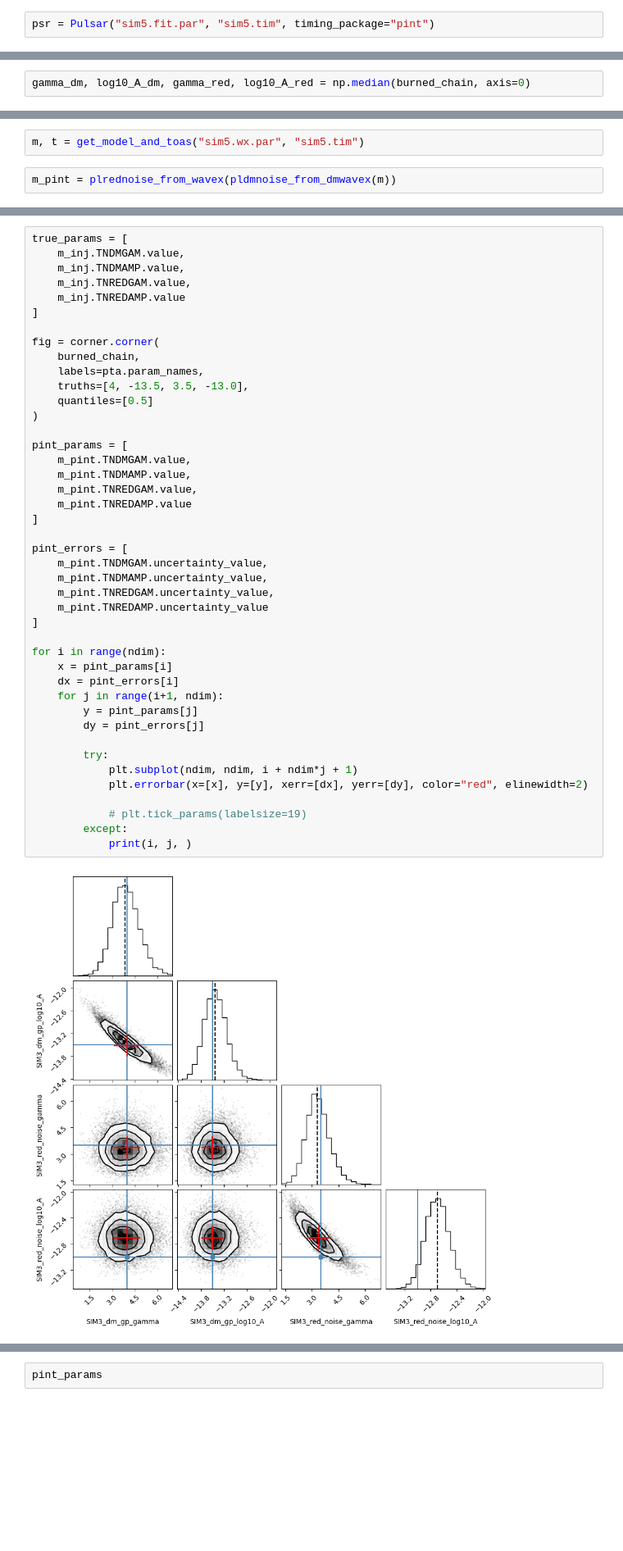
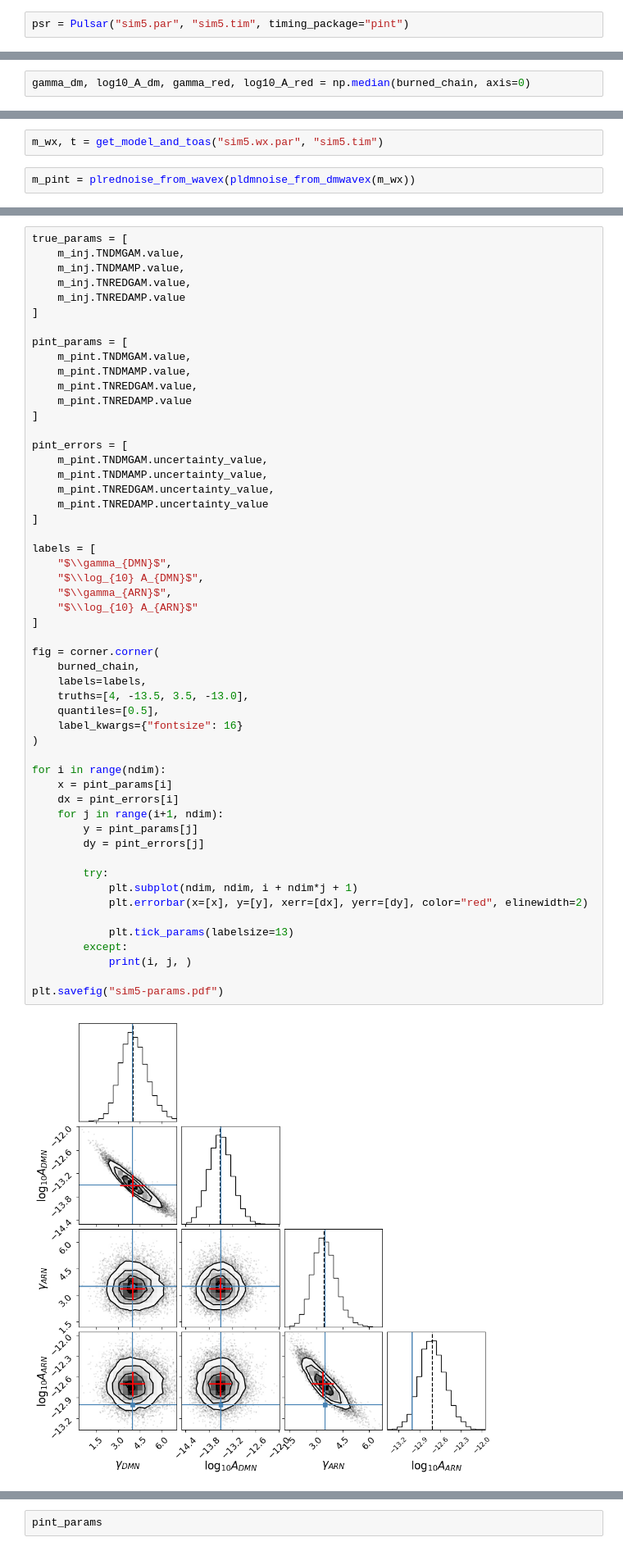
Before and after one commit to abhisrkckl/pint-noise, a Jupyter notebook: sim5-dmn-arn/Sim5-comparison.ipynb, the cells around one changed output, grey strips where cells are left out. Shown: that part at 82% size. Cells and saved outputs as stored; diff of their text form; blank space fills up the shorter version.

```diff
--- a/sim5-dmn-arn/Sim5-comparison.ipynb
+++ b/sim5-dmn-arn/Sim5-comparison.ipynb
@@ -19,7 +24,7 @@ setup_log(level="WARNING")
 # %% [output]
 1
 # %%
-psr = Pulsar("sim5.fit.par", "sim5.tim", timing_package="pint")
+psr = Pulsar("sim5.par", "sim5.tim", timing_package="pint")
 # %% [output]
 WARNING: Could not find pulsar distance for PSR SIM3. Setting value to 1 with 20% uncertainty.
 # %%
@@ -80,7 +78,7 @@ from astropy import units as u
 # %%
-m, t = get_model_and_toas("sim5.wx.par", "sim5.tim")
+m_wx, t = get_model_and_toas("sim5.wx.par", "sim5.tim")
 # %%
-m_pint = plrednoise_from_wavex(pldmnoise_from_dmwavex(m))
+m_pint = plrednoise_from_wavex(pldmnoise_from_dmwavex(m_wx))
 # %%
 scale = DMconst / (1400 * u.MHz)**2
 
@@ -151,42 +183,52 @@ true_params = [
     m_inj.TNREDGAM.value,
     m_inj.TNREDAMP.value
 ]
-
-fig = corner.corner(
-    burned_chain,
-    labels=pta.param_names,
-    truths=[4, -13.5, 3.5, -13.0],
-    quantiles=[0.5]
-)
 
 pint_params = [
     m_pint.TNDMGAM.value,
     m_pint.TNDMAMP.value,
     m_pint.TNREDGAM.value,
     m_pint.TNREDAMP.value
 ]
 
 pint_errors = [
     m_pint.TNDMGAM.uncertainty_value,
     m_pint.TNDMAMP.uncertainty_value,
     m_pint.TNREDGAM.uncertainty_value,
     m_pint.TNREDAMP.uncertainty_value
 ]
 
+labels = [
+    "$\\gamma_{DMN}$",
+    "$\\log_{10} A_{DMN}$",
+    "$\\gamma_{ARN}$",
+    "$\\log_{10} A_{ARN}$"
+]
+
+fig = corner.corner(
+    burned_chain,
+    labels=labels,
+    truths=[4, -13.5, 3.5, -13.0],
+    quantiles=[0.5],
+    label_kwargs={"fontsize": 16}
+)
+
 for i in range(ndim):
     x = pint_params[i]
     dx = pint_errors[i]
     for j in range(i+1, ndim):
         y = pint_params[j]
         dy = pint_errors[j]
 
         try:
             plt.subplot(ndim, ndim, i + ndim*j + 1)
             plt.errorbar(x=[x], y=[y], xerr=[dx], yerr=[dy], color="red", elinewidth=2)
 
-            # plt.tick_params(labelsize=19)
+            plt.tick_params(labelsize=13)
         except:
             print(i, j, )
+
+plt.savefig("sim5-params.pdf")
 # %% [output]
-[figure, old version]
+[figure, new version]
 # %%
```
Also changed, not shown: parts of 16 cells of this notebook.
